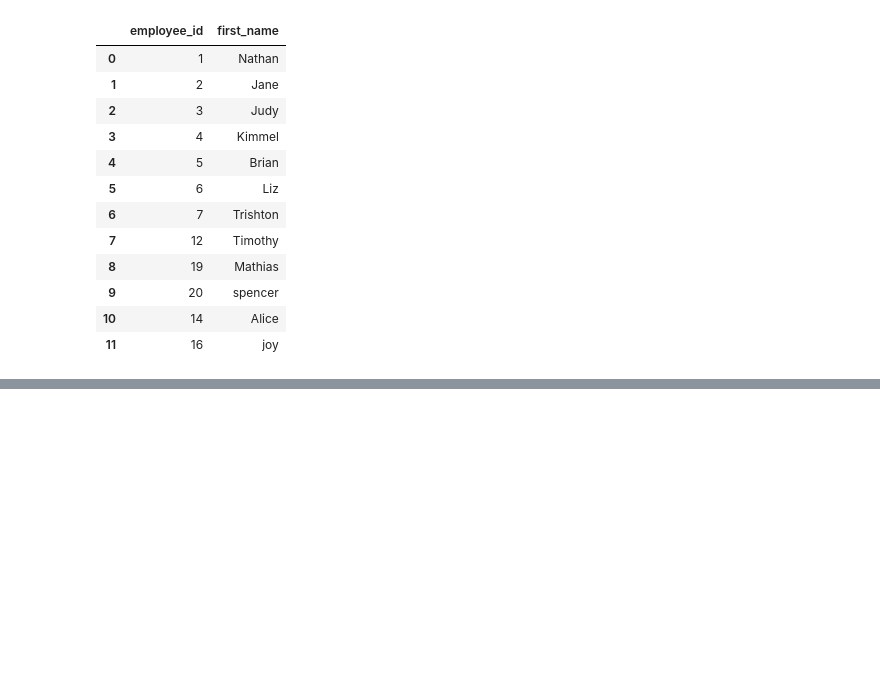
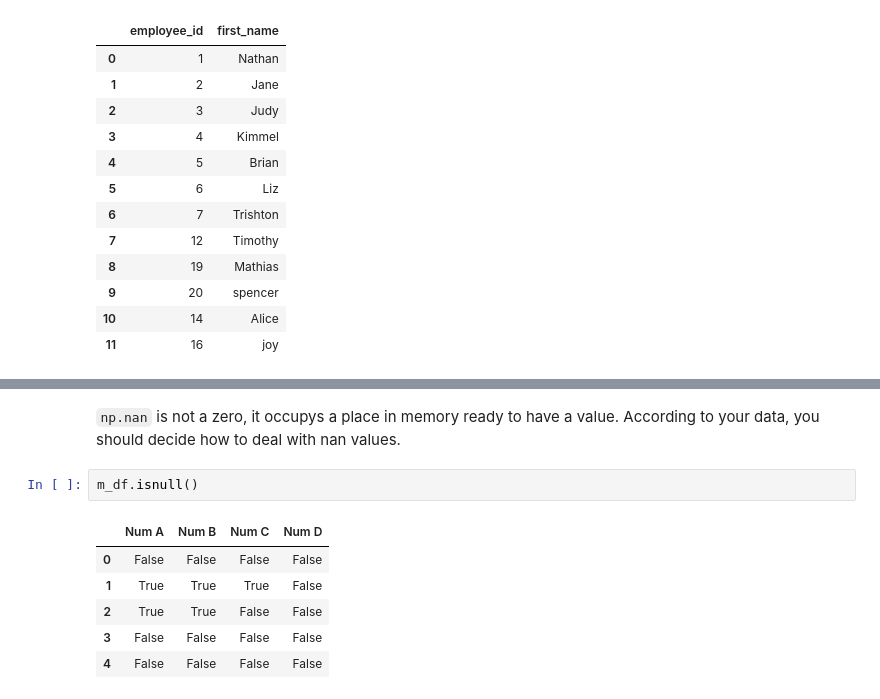
Before and after one commit to Imanhamza/Intoduction-into-pandas, a Jupyter notebook: intro_to_pandas.ipynb, the cells around one changed output, grey strips where cells are left out. Drawn from its saved outputs; the diff is of its cells as text; blank space fills up the shorter version.

````diff
--- a/intro_to_pandas.ipynb
+++ b/intro_to_pandas.ipynb
@@ -731,0 +752,11 @@ df1
+# %% [markdown]
+```np.nan``` is not a zero, it occupys a place in memory ready to have a value. According to your data, you should decide how to deal with nan values.
+# %%
+m_df.isnull()
+# %% [output]
+|  | Num A | Num B | Num C | Num D |
+| 0 | False | False | False | False |
+| 1 | True | True | True | False |
+| 2 | True | True | False | False |
+| 3 | False | False | False | False |
+| 4 | False | False | False | False |
````
Also changed, not shown: parts of 13 cells of this notebook.
